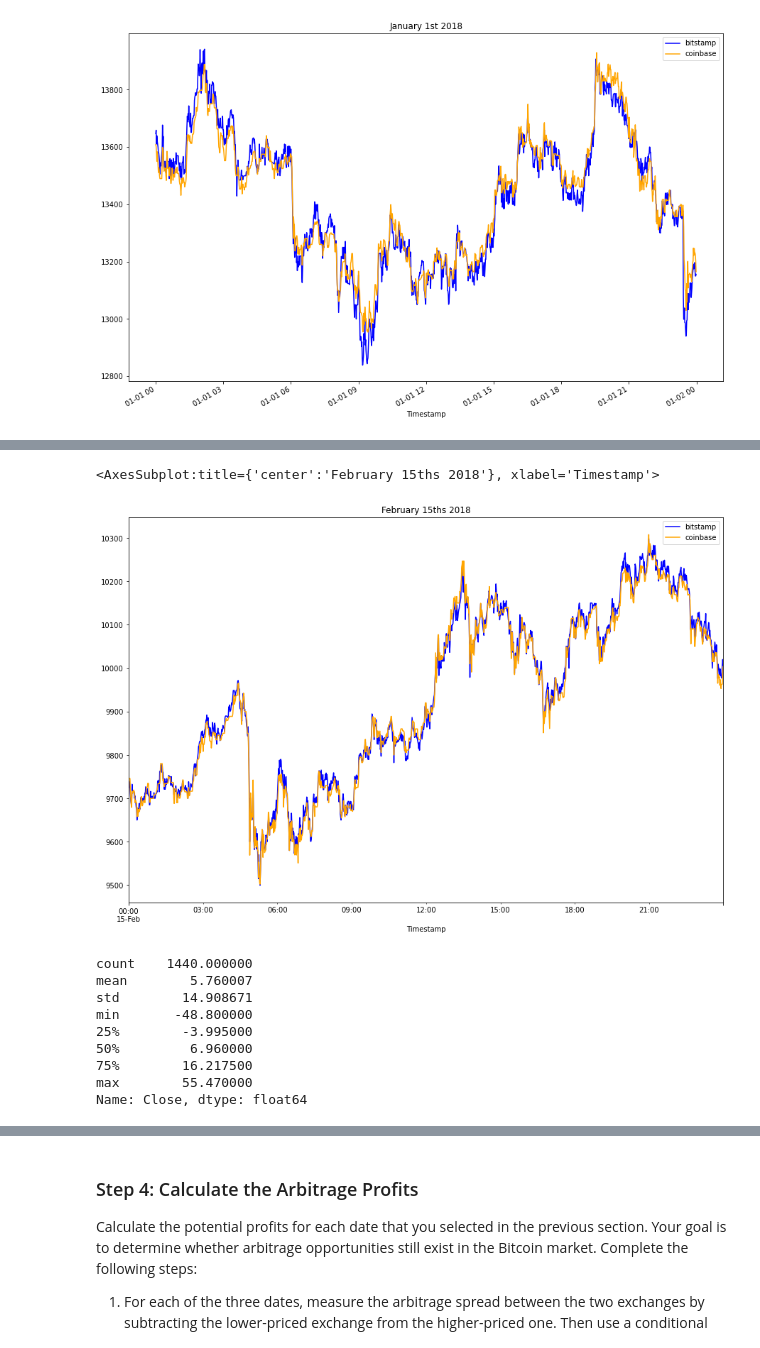
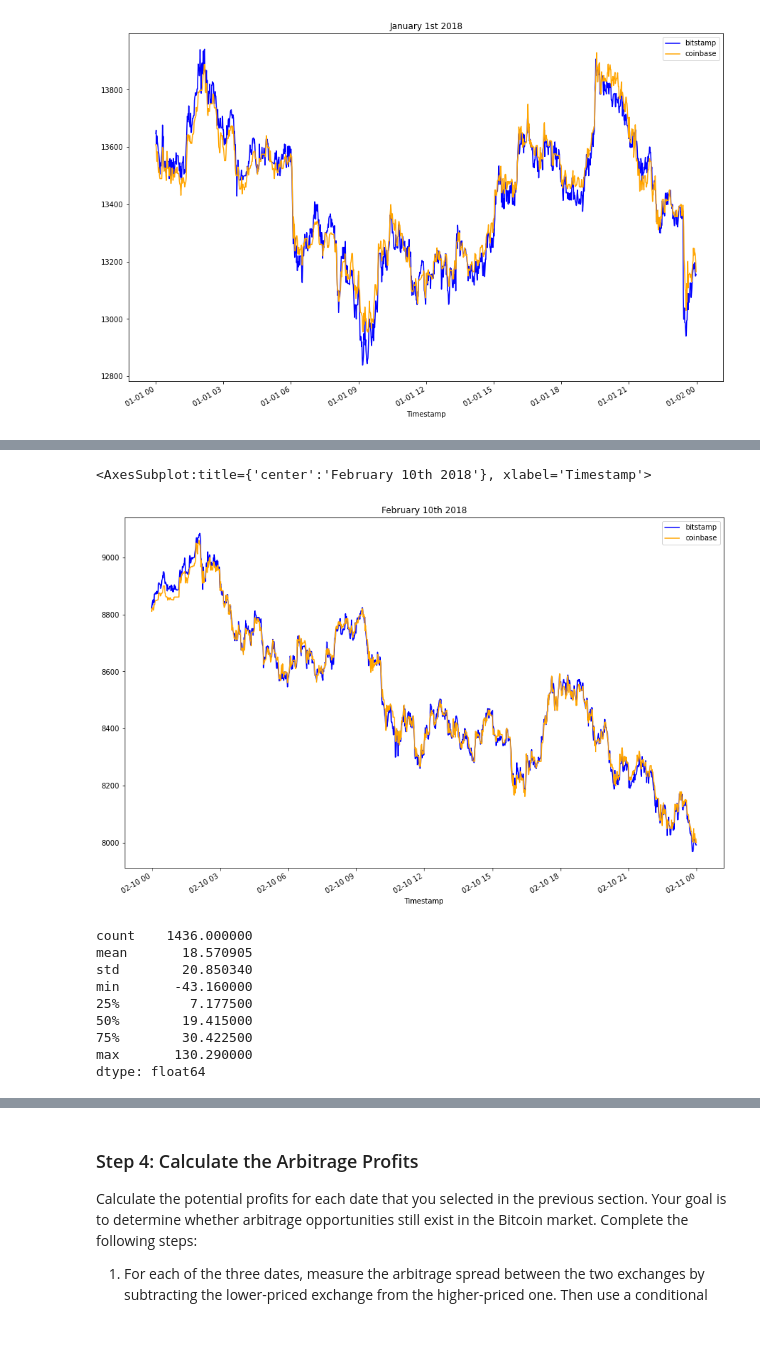
Before and after one commit to scottjmarler/Fintech-crypto_arbitrage, a Jupyter notebook: crypto_arbitrage.ipynb, the cells around one changed output, grey strips where cells are left out. Saved outputs shown, nothing was run; the diff lists cells and outputs as text; code cells hidden in the pictures.

Commit message:
Complete code Except not returning any data for arbitrage_spread_late, spread_return_late, profitable_trades_late, profit_late. Nothing for the later end of the trading day

```diff
--- a/crypto_arbitrage.ipynb
+++ b/crypto_arbitrage.ipynb
@@ -308,28 +321,28 @@ arbitrage_spread_early.plot(kind="box")
 # %%
 # Create an overlay plot that visualizes the two dataframes over a period of one day from the middle of the dataset.
 # Be sure that the plots include the parameters `legend`, `figsize`, `title`, `color` and `label`
-bitstamp['Close'].loc['2018-02-15'].plot(legend=True, figsize=(15, 10), title="February 15ths 2018", color="blue", label="bitstamp")
-coinbase['Close'].loc['2018-02-15'].plot(legend=True, figsize=(15, 10), color="orange", label="coinbase")
+bitstamp['Close'].loc['2018-02-10'].plot(legend=True, figsize=(15, 10), title="February 10th 2018", color="blue", label="bitstamp")
+coinbase['Close'].loc['2018-02-10'].plot(legend=True, figsize=(15, 10), color="orange", label="coinbase")
 # %% [output]
-<AxesSubplot:title={'center':'February 15ths 2018'}, xlabel='Timestamp'>
+<AxesSubplot:title={'center':'February 10th 2018'}, xlabel='Timestamp'>
-[figure, old version]
+[figure, new version]
 # %%
 # Using the date in the middle that you have selected, calculate the arbitrage spread
 # by subtracting the bitstamp lower closing prices from the coinbase higher closing prices
-arbitrage_spread_middle = bitstamp['Close'].loc['2018-02-15'] - coinbase['Close'].loc['2018-02-15']
+arbitrage_spread_middle = coinbase['High'].loc['2018-02-10'] - bitstamp['Low'].loc['2018-02-10']
 
 # Generate summary statistics
 arbitrage_spread_middle.describe()
 # %% [output]
-count    1440.000000
-mean        5.760007
-std        14.908671
-min       -48.800000
-25%        -3.995000
-50%         6.960000
-75%        16.217500
-max        55.470000
-Name: Close, dtype: float64
+count    1436.000000
+mean       18.570905
+std        20.850340
+min       -43.160000
+25%         7.177500
+50%        19.415000
+75%        30.422500
+max       130.290000
+dtype: float64
 # %%
 # Visualize the arbitrage spread from the middle of the dataset in a box plot
 arbitrage_spread_middle.plot(kind="box")
```
Also changed, not shown: parts of 45 cells of this notebook.
